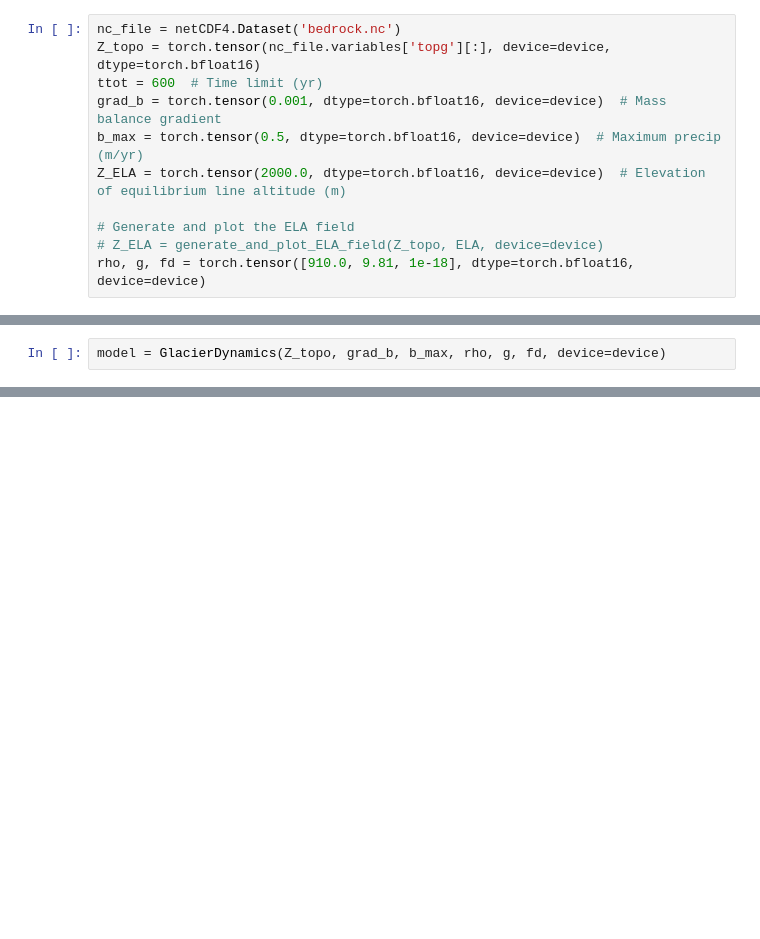
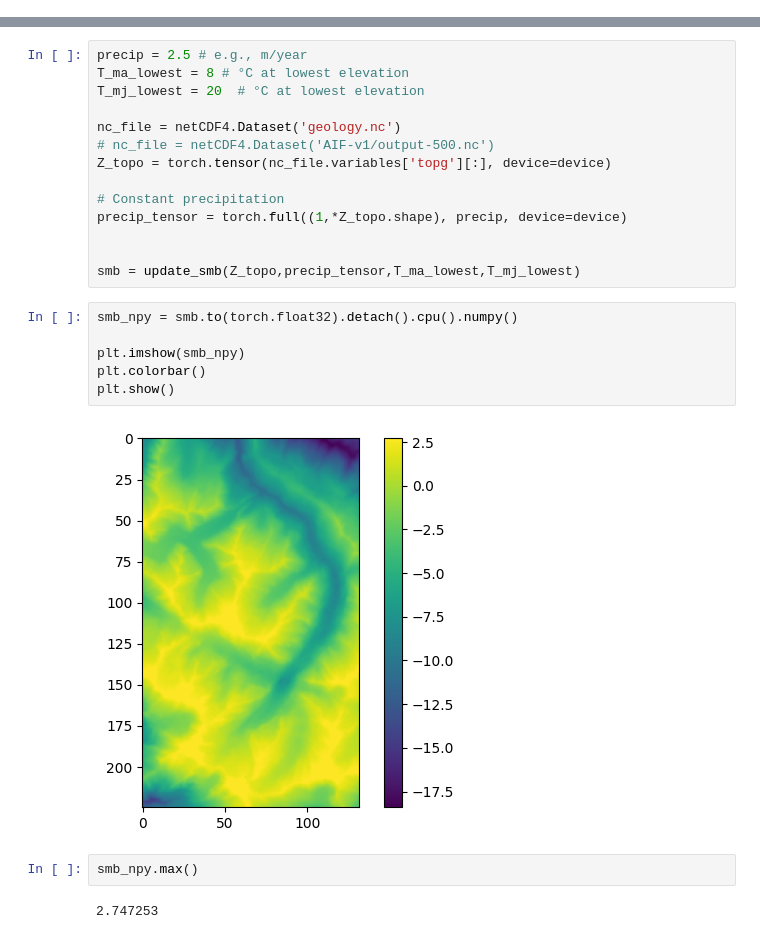
Before and after one commit to kejdilleshi/InvertedGlacierEvolutionModel, a Jupyter notebook: SIA/checkpointing.ipynb, the cells around one changed output, grey strips where cells are left out. Drawn from its saved outputs; the diff is of its cells as text; blank space fills up the shorter version.

```diff
--- a/SIA/checkpointing.ipynb
+++ b/SIA/checkpointing.ipynb
@@ -87,11 +0,0 @@ cuda
-# %%
-nc_file = netCDF4.Dataset('bedrock.nc')
-Z_topo = torch.tensor(nc_file.variables['topg'][:], device=device, dtype=torch.bfloat16)
-ttot = 600  # Time limit (yr)
-grad_b = torch.tensor(0.001, dtype=torch.bfloat16, device=device)  # Mass balance gradient
-b_max = torch.tensor(0.5, dtype=torch.bfloat16, device=device)  # Maximum precip (m/yr)
-Z_ELA = torch.tensor(2000.0, dtype=torch.bfloat16, device=device)  # Elevation of equilibrium line altitude (m)
-
-# Generate and plot the ELA field
-# Z_ELA = generate_and_plot_ELA_field(Z_topo, ELA, device=device)
-rho, g, fd = torch.tensor([910.0, 9.81, 1e-18], dtype=torch.bfloat16, device=device)
@@ -177,2 +0,0 @@ class GlacierDynamics(torch.nn.Module):
-# %%
-model = GlacierDynamics(Z_topo, grad_b, b_max, rho, g, fd, device=device)
@@ -307,0 +158,26 @@ def plot_loss_components(total_loss_history, data_fidelity_history, regularizati
+# %%
+precip = 2.5 # e.g., m/year
+T_ma_lowest = 8 # °C at lowest elevation
+T_mj_lowest = 20  # °C at lowest elevation
+
+nc_file = netCDF4.Dataset('geology.nc')
+# nc_file = netCDF4.Dataset('AIF-v1/output-500.nc')
+Z_topo = torch.tensor(nc_file.variables['topg'][:], device=device)
+
+# Constant precipitation
+precip_tensor = torch.full((1,*Z_topo.shape), precip, device=device)
+
+
+smb = update_smb(Z_topo,precip_tensor,T_ma_lowest,T_mj_lowest)
+# %%
+smb_npy = smb.to(torch.float32).detach().cpu().numpy()
+
+plt.imshow(smb_npy)
+plt.colorbar()
+plt.show()
+# %% [output]
+[figure, added]
+# %%
+smb_npy.max()
+# %% [output]
+2.747253
```
Also changed, not shown: parts of 40 cells of this notebook, 24 other files.
